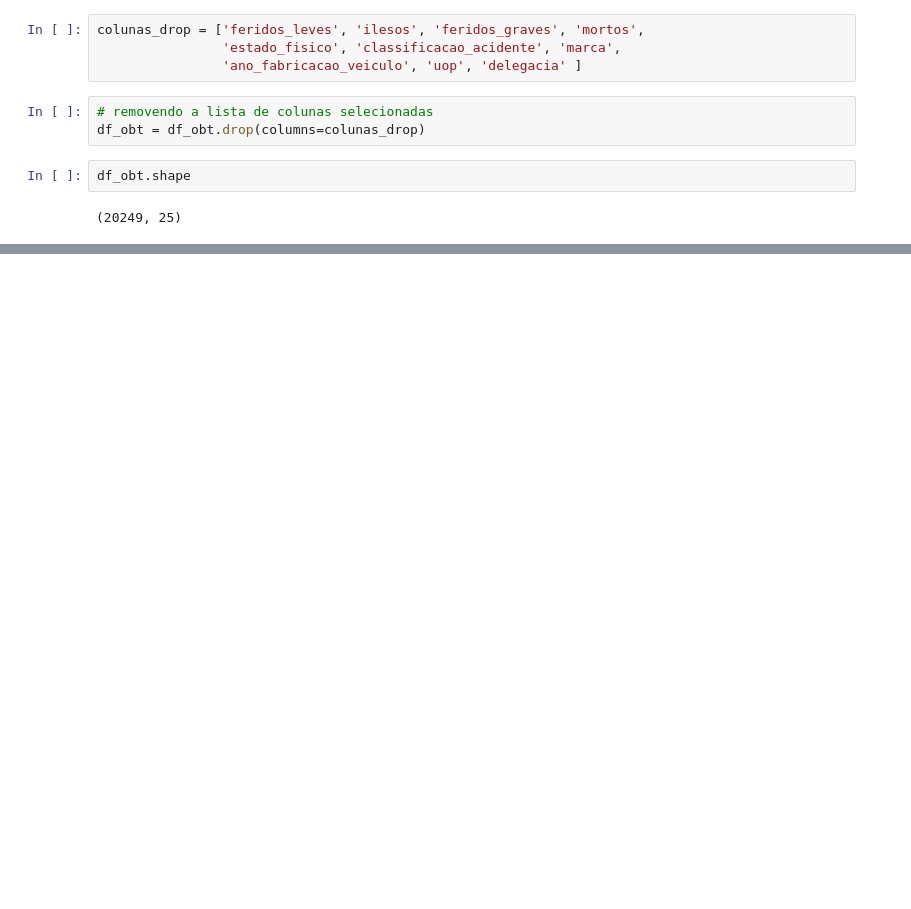
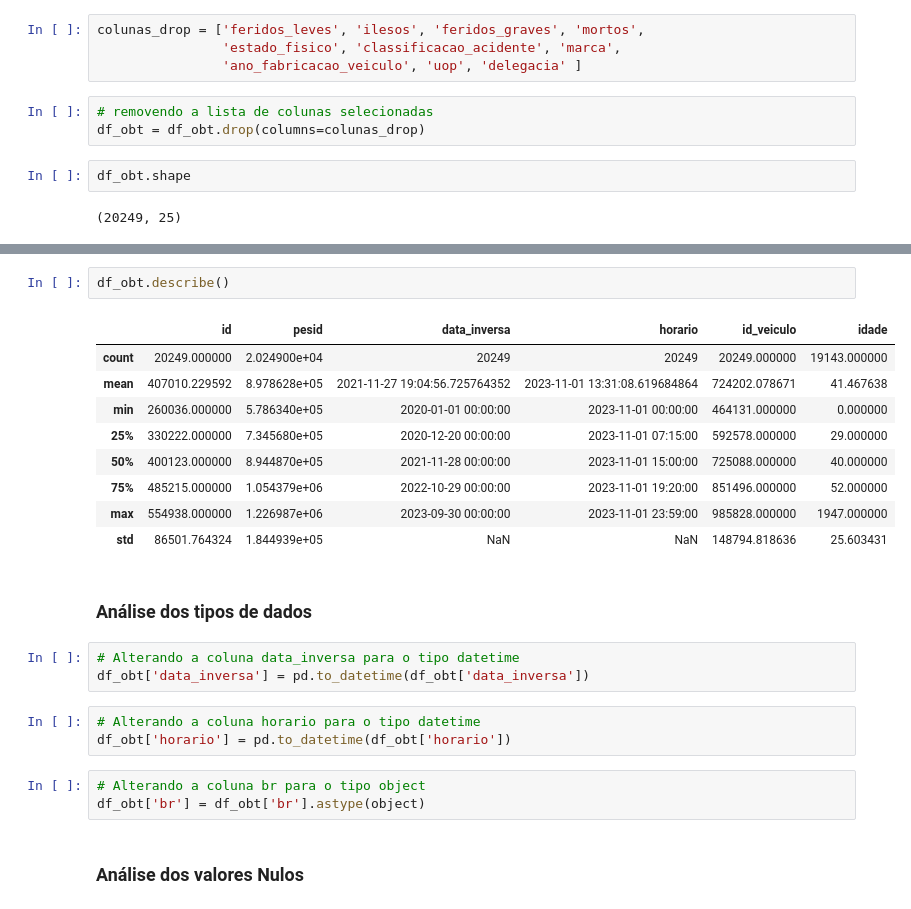
Before and after one commit to Michael-SvCruz/Analise_dados_PRF_acidentes, a Jupyter notebook: analise_acidentes_rodovias.ipynb, the cells around one changed output, grey strips where cells are left out. Cells and saved outputs as stored; diff of their text form; blank space fills up the shorter version.

```diff
--- a/analise_acidentes_rodovias.ipynb
+++ b/analise_acidentes_rodovias.ipynb
@@ -118,0 +143,25 @@ df_obt.shape
+# %%
+df_obt.describe()
+# %% [output]
+|  | id | pesid | data_inversa | horario | id_veiculo | idade |
+| count | 20249.000000 | 2.024900e+04 | 20249 | 20249 | 20249.000000 | 19143.000000 |
+| mean | 407010.229592 | 8.978628e+05 | 2021-11-27 19:04:56.725764352 | 2023-11-01 13:31:08.619684864 | 724202.078671 | 41.467638 |
+| min | 260036.000000 | 5.786340e+05 | 2020-01-01 00:00:00 | 2023-11-01 00:00:00 | 464131.000000 | 0.000000 |
+| 25% | 330222.000000 | 7.345680e+05 | 2020-12-20 00:00:00 | 2023-11-01 07:15:00 | 592578.000000 | 29.000000 |
+| 50% | 400123.000000 | 8.944870e+05 | 2021-11-28 00:00:00 | 2023-11-01 15:00:00 | 725088.000000 | 40.000000 |
+| 75% | 485215.000000 | 1.054379e+06 | 2022-10-29 00:00:00 | 2023-11-01 19:20:00 | 851496.000000 | 52.000000 |
+| max | 554938.000000 | 1.226987e+06 | 2023-09-30 00:00:00 | 2023-11-01 23:59:00 | 985828.000000 | 1947.000000 |
+| std | 86501.764324 | 1.844939e+05 | NaN | NaN | 148794.818636 | 25.603431 |
+# %% [markdown]
+### Análise dos tipos de dados
+# %%
+# Alterando a coluna data_inversa para o tipo datetime
+df_obt['data_inversa'] = pd.to_datetime(df_obt['data_inversa'])
+# %%
+# Alterando a coluna horario para o tipo datetime
+df_obt['horario'] = pd.to_datetime(df_obt['horario'])
+# %%
+# Alterando a coluna br para o tipo object
+df_obt['br'] = df_obt['br'].astype(object)
+# %% [markdown]
+### Análise dos valores Nulos
```
Also changed, not shown: parts of 6 cells of this notebook.
